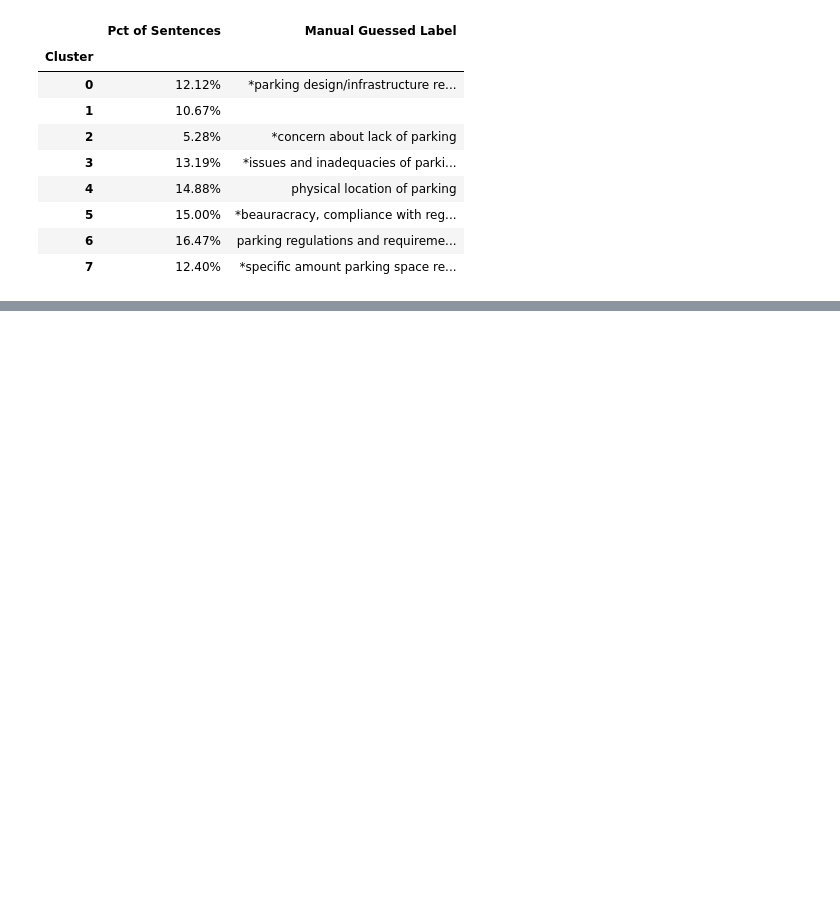
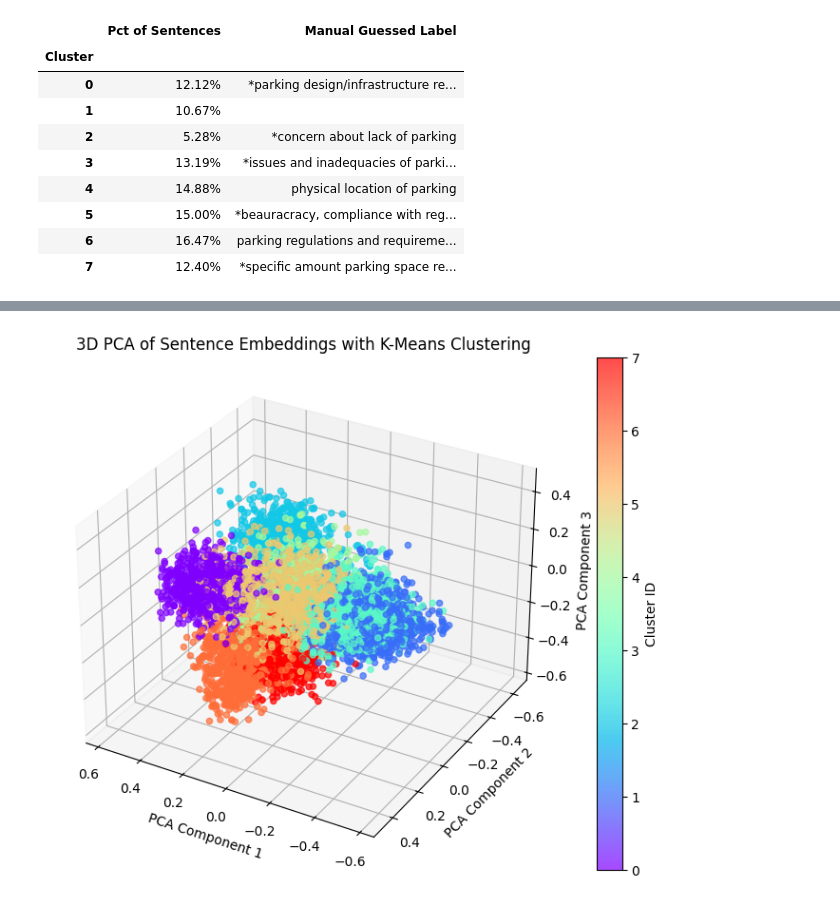
Before and after one commit to mpham8/kestelman-research, a Jupyter notebook: text-data-context/k-mean-clustering.ipynb, the cells around one changed output, grey strips where cells are left out. Saved outputs shown, nothing was run; the diff lists cells and outputs as text; code cells hidden in the pictures; blank space fills up the shorter version.

```diff
--- a/text-data-context/k-mean-clustering.ipynb
+++ b/text-data-context/k-mean-clustering.ipynb
@@ -184,0 +189,8 @@ Topic: Parking
+# %%
+nuisance_num_clusters = 8
+nuisance_seed = 42
+nuisance_clusters = k_means_classifier(nuisance_embeddings, nuisance_num_clusters, nuisance_seed)
+nuisance_clusters_df = pd.DataFrame({'Sentence': nuisance_sentences, 'Cluster': nuisance_clusters})
+pca_plot(nuisance_embeddings, nuisance_clusters)
+# %% [output]
+[figure, added]
```
Also changed, not shown: parts of 17 cells of this notebook.
